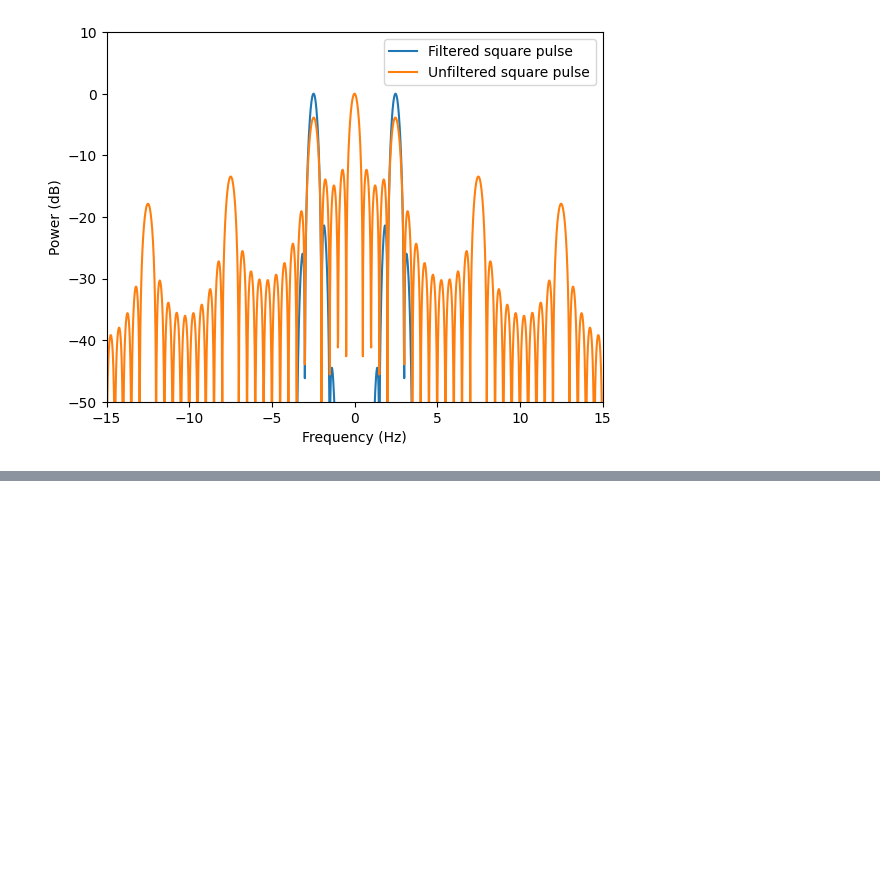
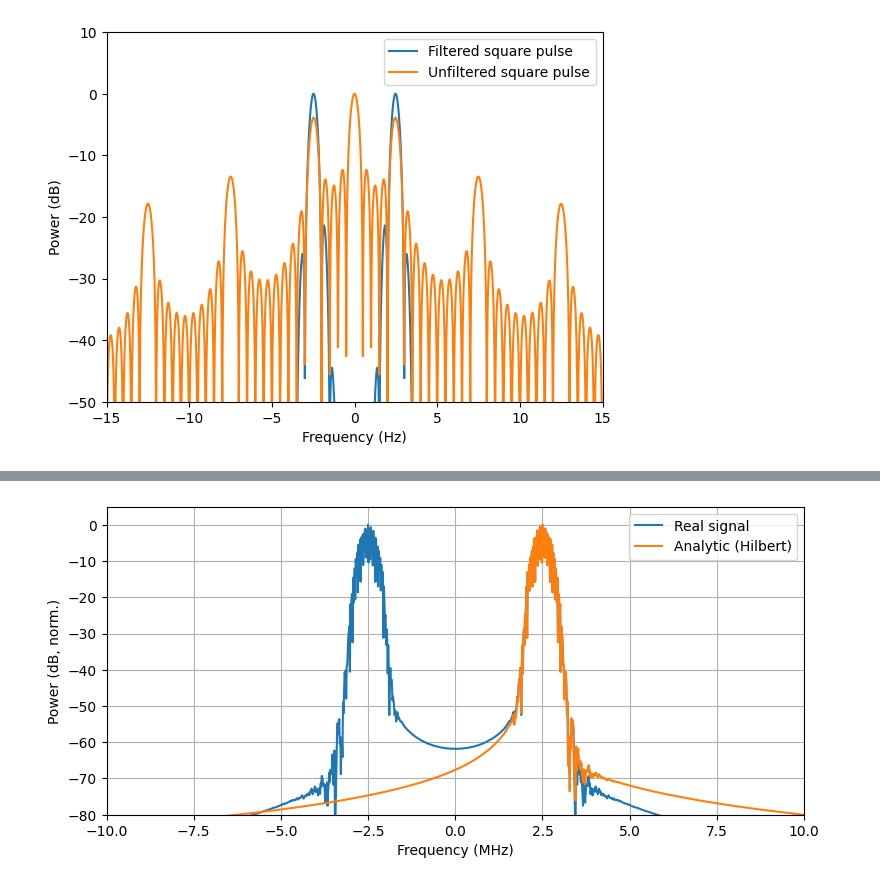
Before and after one commit to Sandermi99/MEDT4165, a Jupyter notebook: Exercise2.ipynb, the cells around one changed output, grey strips where cells are left out. Drawn from its saved outputs; the diff is of its cells as text; code cells hidden in the pictures; blank space fills up the shorter version.

```diff
--- a/Exercise2.ipynb
+++ b/Exercise2.ipynb
@@ -294,0 +414,29 @@ plt.show()
+# %%
+Nfft = 16384
+f = np.fft.fftshift(np.fft.fftfreq(Nfft, d=1/fs))
+
+S_real = np.fft.fftshift(np.fft.fft(sig, Nfft))
+S_ana  = np.fft.fftshift(np.fft.fft(sig_hilbert, Nfft))
+
+P_real = np.abs(S_real)**2
+P_ana  = np.abs(S_ana)**2
+
+# normalize each to 0 dB peak for easy comparison
+P_real = P_real / np.max(P_real)
+P_ana  = P_ana  / np.max(P_ana)
+
+P_real_dB = 10*np.log10(P_real + 1e-12)
+P_ana_dB  = 10*np.log10(P_ana  + 1e-12)
+
+plt.figure(figsize=(9,4))
+plt.plot(f/1e6, P_real_dB, label="Real signal")
+plt.plot(f/1e6, P_ana_dB,  label="Analytic (Hilbert)")
+plt.xlabel("Frequency (MHz)")
+plt.ylabel("Power (dB, norm.)")
+plt.ylim(-80, 5)
+plt.xlim(-10, 10)
+plt.grid(True)
+plt.legend()
+plt.show()
+# %% [output]
+[figure, added]
```
Also changed, not shown: parts of 20 cells of this notebook.
